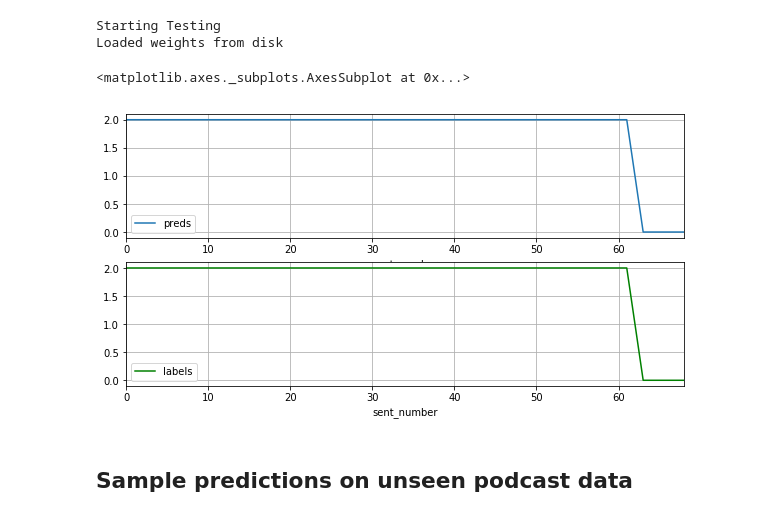
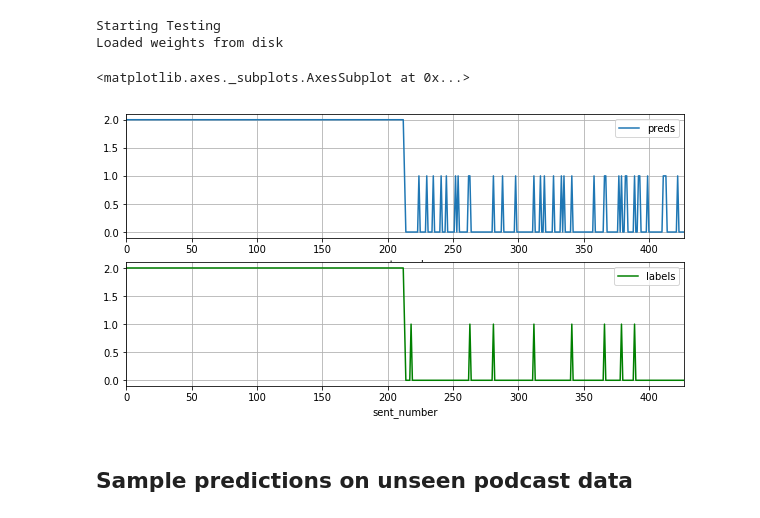
Before and after one commit to bmmidei/SliceCast, a Jupyter notebook: inference.ipynb, the cells around one changed output. Saved outputs shown, nothing was run; the diff lists cells and outputs as text; code cells hidden in the pictures.

Commit message:
Latest training and inference for attn model

```diff
--- a/inference.ipynb
+++ b/inference.ipynb
@@ -33,8 +33,10 @@ W0430 13:32:13.524652 140411970148096 deprecation.py:323] From /usr/local/lib/py
 Instructions for updating:
 Colocations handled automatically by placer.
 # %%
-net = SliceNet(classification=True, class_weights=[1.0,10,0.2])
-weights_path = '/home/bmmidei/SliceCast/models/weights_epoch040.h5'
+net = SliceNet(classification=True,
+               class_weights=[1.0,10,0.2],
+               attention=True)
+weights_path = '/home/bmmidei/SliceCast/models/weights_epoch024.h5'
 # %% [markdown]
 ## Sample predictions on unseen wiki articles
 # %%
@@ -59,21 +61,21 @@ preds = np.argmax(preds, axis=2)
 labels = np.argmax(labels, axis=2)
 # %%
 # Choose the document you want to examine
-idx = 7
+idx = 6
 
 
 df = pd.DataFrame()
 df['preds'] = preds[idx,:]
 df['labels'] = labels[idx,:]
 df['sent_number'] = df.index
 
 fig, axes = plt.subplots(nrows=2, ncols=1)
 
 df.plot(x='sent_number', y='preds', figsize=(10,5), grid=True, ax=axes[0])
 df.plot(x='sent_number', y='labels', figsize=(10,5), grid=True, ax=axes[1], color='green')
 # %% [output]
 <matplotlib.axes._subplots.AxesSubplot at 0x...>
-[figure, old version]
+[figure, new version]
 # %% [markdown]
 ## Sample predictions on unseen podcast data
 # %%
```
Also changed, not shown: parts of 11 cells of this notebook, 1 other file.
